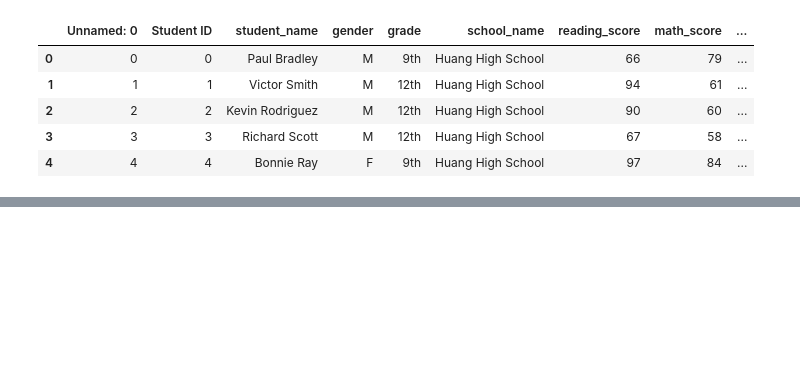
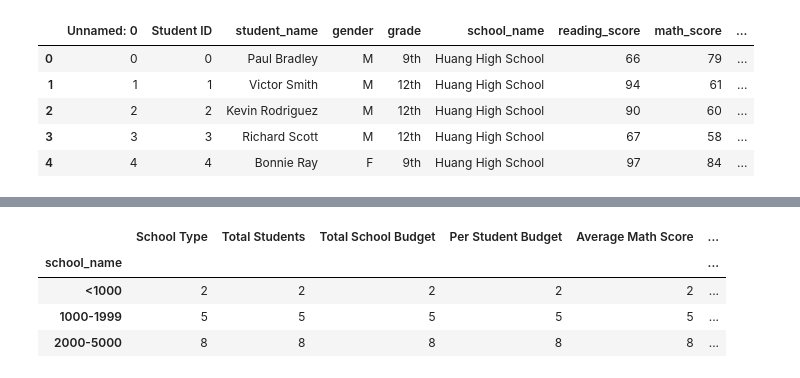
Before and after one commit to ian-zukowski/school_district_analysis_practice_M4, a Jupyter notebook: PyCitySchools.ipynb, the cells around one changed output, grey strips where cells are left out. Cells and saved outputs as stored; diff of their text form; code cells hidden in the pictures; blank space fills up the shorter version.

Commit message:
scores by school size.

```diff
--- a/PyCitySchools.ipynb
+++ b/PyCitySchools.ipynb
@@ -320,0 +335,15 @@ KeyError: 'Average Math Score'
+# %%
+# Create size bins and labels
+size_bins = [0,999,1999,5000]
+size_group_names = ['<1000','1000-1999','2000-5000']
+
+# Create groups
+size_groups = pd.cut(per_school_counts,size_bins,labels=size_group_names)
+
+per_school_summary_df.groupby(size_groups).count()
+# %% [output]
+|  | School Type | Total Students | Total School Budget | Per Student Budget | Average Math Score | ... |
+| school_name |  |  |  |  |  | ... |
+| <1000 | 2 | 2 | 2 | 2 | 2 | ... |
+| 1000-1999 | 5 | 5 | 5 | 5 | 5 | ... |
+| 2000-5000 | 8 | 8 | 8 | 8 | 8 | ... |
```
Also changed, not shown: parts of 23 cells of this notebook.
